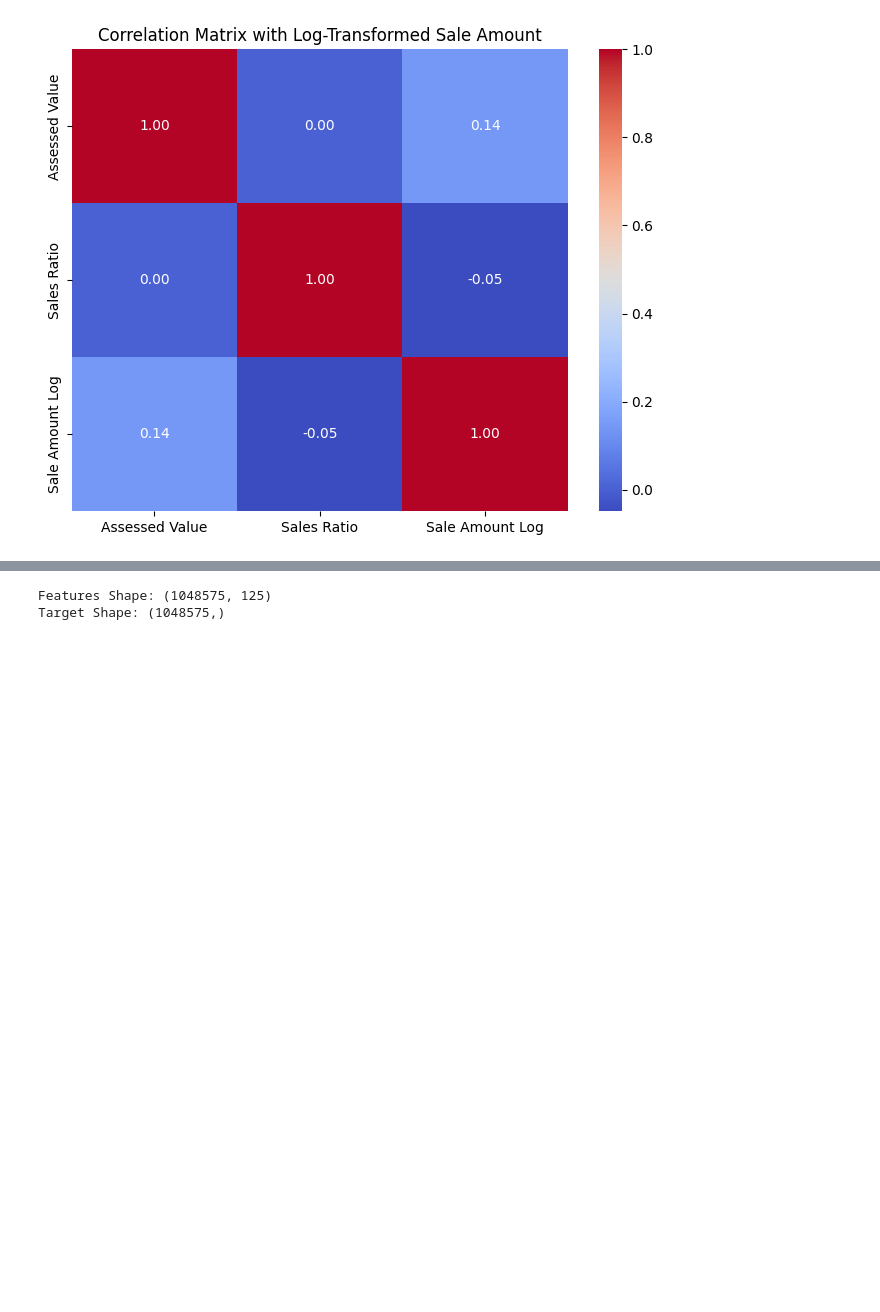
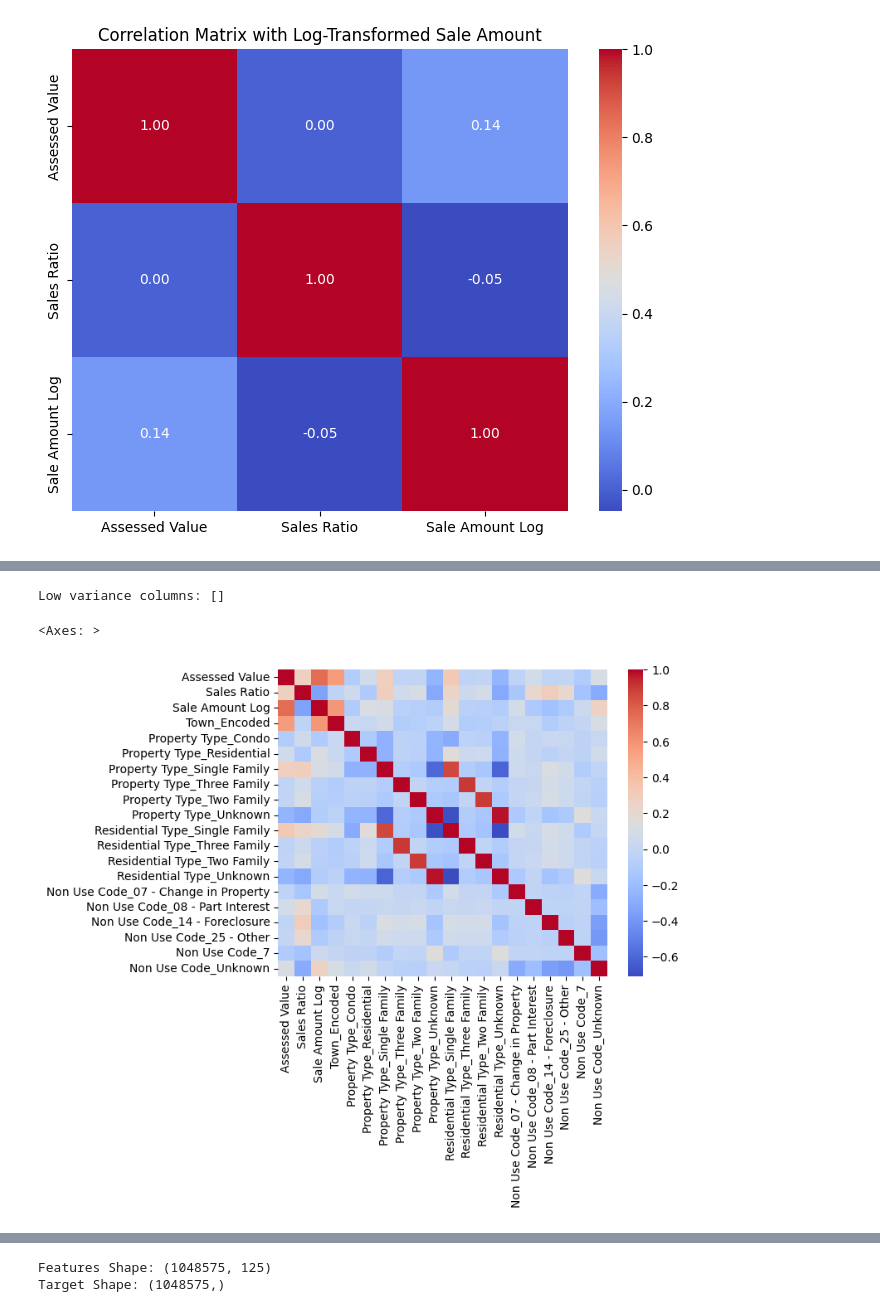
Before and after one commit to kushal-jaat/ASD-assignment-3, a Jupyter notebook: salesdata.ipynb, the cells around one changed output, grey strips where cells are left out. Saved outputs shown, nothing was run; the diff lists cells and outputs as text; code cells hidden in the pictures; blank space fills up the shorter version.

```diff
--- a/salesdata.ipynb
+++ b/salesdata.ipynb
@@ -424,0 +587,4 @@ Columns in the Cleaned Dataset: ['Assessed Value', 'Sales Ratio', 'Sale Amount L
+# %%
+low_variance_cols = [col for col in sales_data_scaled.columns if sales_data_scaled[col].std() == 0]
+sales_data_scaled.drop(columns=low_variance_cols, inplace=True)
+print(f"Removed low-variance columns: {low_variance_cols}")
@@ -425 +613,13 @@ Columns in the Cleaned Dataset: ['Assessed Value', 'Sales Ratio', 'Sale Amount L
+# %%
+low_variance_cols = [col for col in sales_data_scaled.columns if sales_data_scaled[col].std() == 0]
+print(f"Low variance columns: {low_variance_cols}")
+sales_data_scaled.drop(columns=low_variance_cols, inplace=True)
+# %% [output]
+Low variance columns: []
+# %%
+correlation_matrix = sales_data_scaled.corr()
+sns.heatmap(correlation_matrix, annot=False, cmap='coolwarm')
+# %% [output]
+<Axes: >
+[figure, added]
 # %%
```
Also changed, not shown: parts of 64 cells of this notebook.
